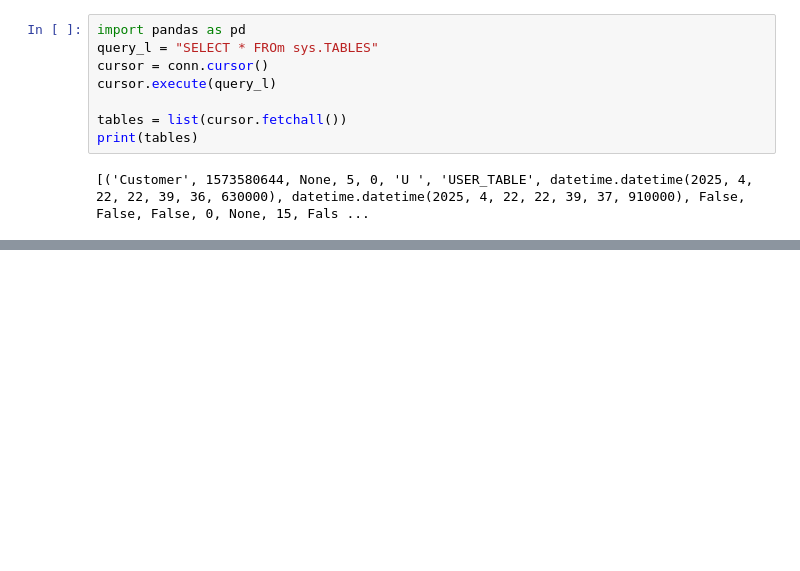
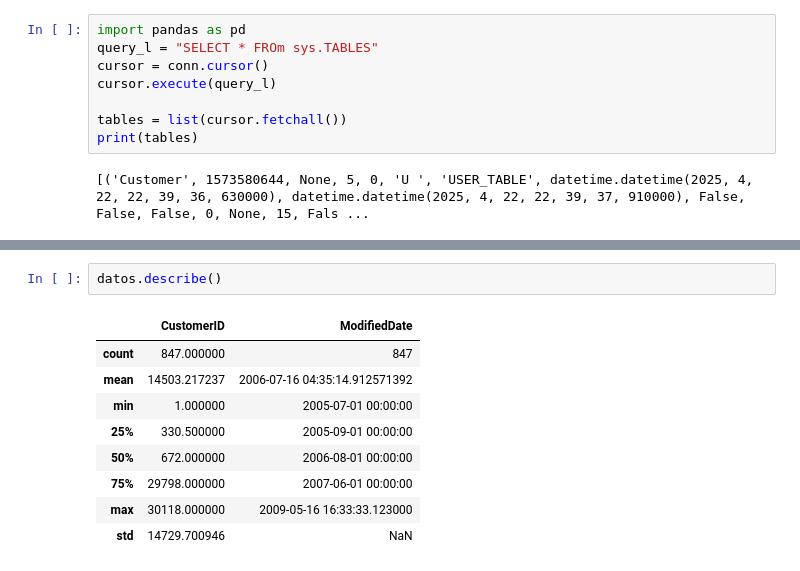
Before and after one commit to IvanAOrtiz/ACTIVIDAD_EVALUACION_AZURE, a Jupyter notebook: EDA.ipynb, the cells around one changed output, grey strips where cells are left out. Drawn from its saved outputs; the diff is of its cells as text; blank space fills up the shorter version.

```diff
--- a/EDA.ipynb
+++ b/EDA.ipynb
@@ -55,0 +76,12 @@ conn.close()
+# %%
+datos.describe()
+# %% [output]
+|  | CustomerID | ModifiedDate |
+| count | 847.000000 | 847 |
+| mean | 14503.217237 | 2006-07-16 04:35:14.912571392 |
+| min | 1.000000 | 2005-07-01 00:00:00 |
+| 25% | 330.500000 | 2005-09-01 00:00:00 |
+| 50% | 672.000000 | 2006-08-01 00:00:00 |
+| 75% | 29798.000000 | 2007-06-01 00:00:00 |
+| max | 30118.000000 | 2009-05-16 16:33:33.123000 |
+| std | 14729.700946 | NaN |
```
Also changed, not shown: parts of 8 cells of this notebook, 10 other files.
